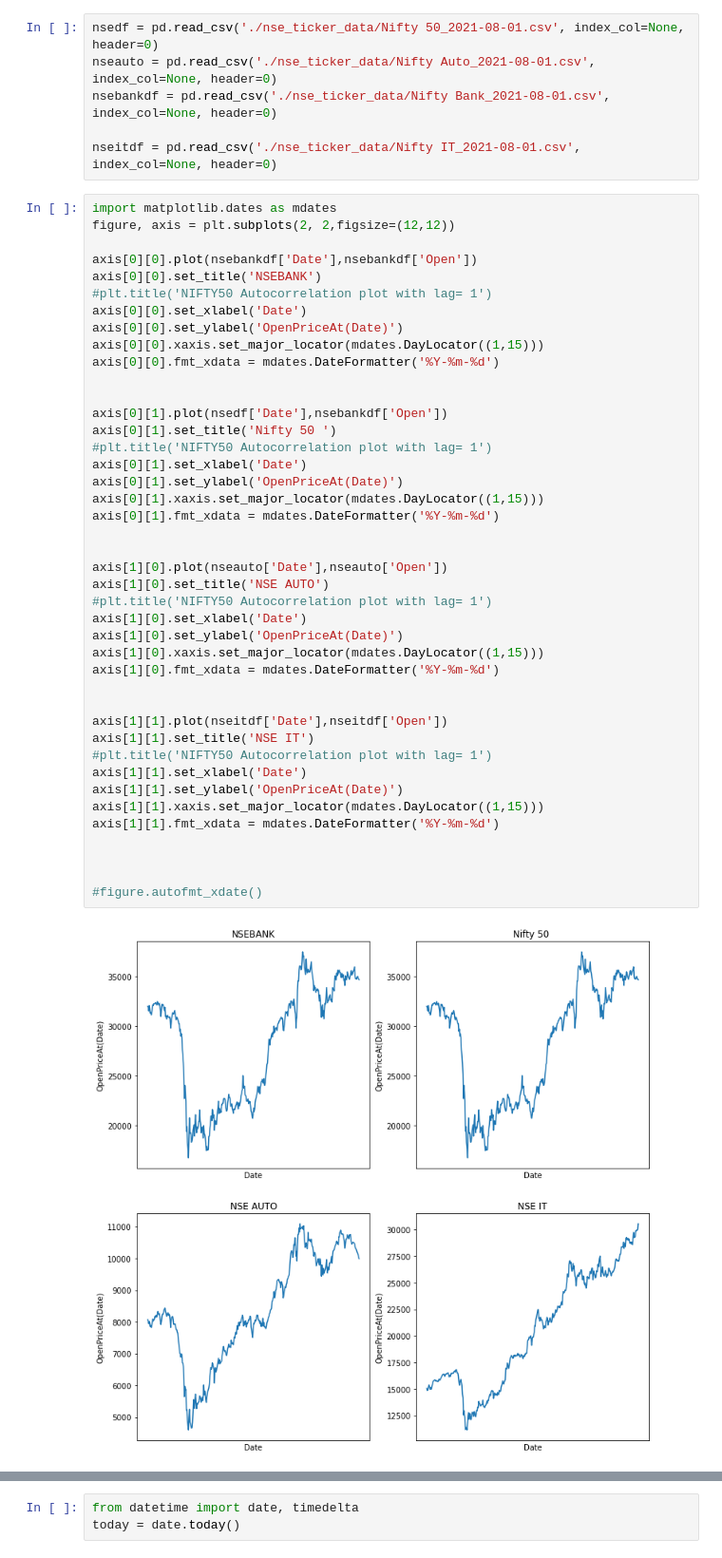
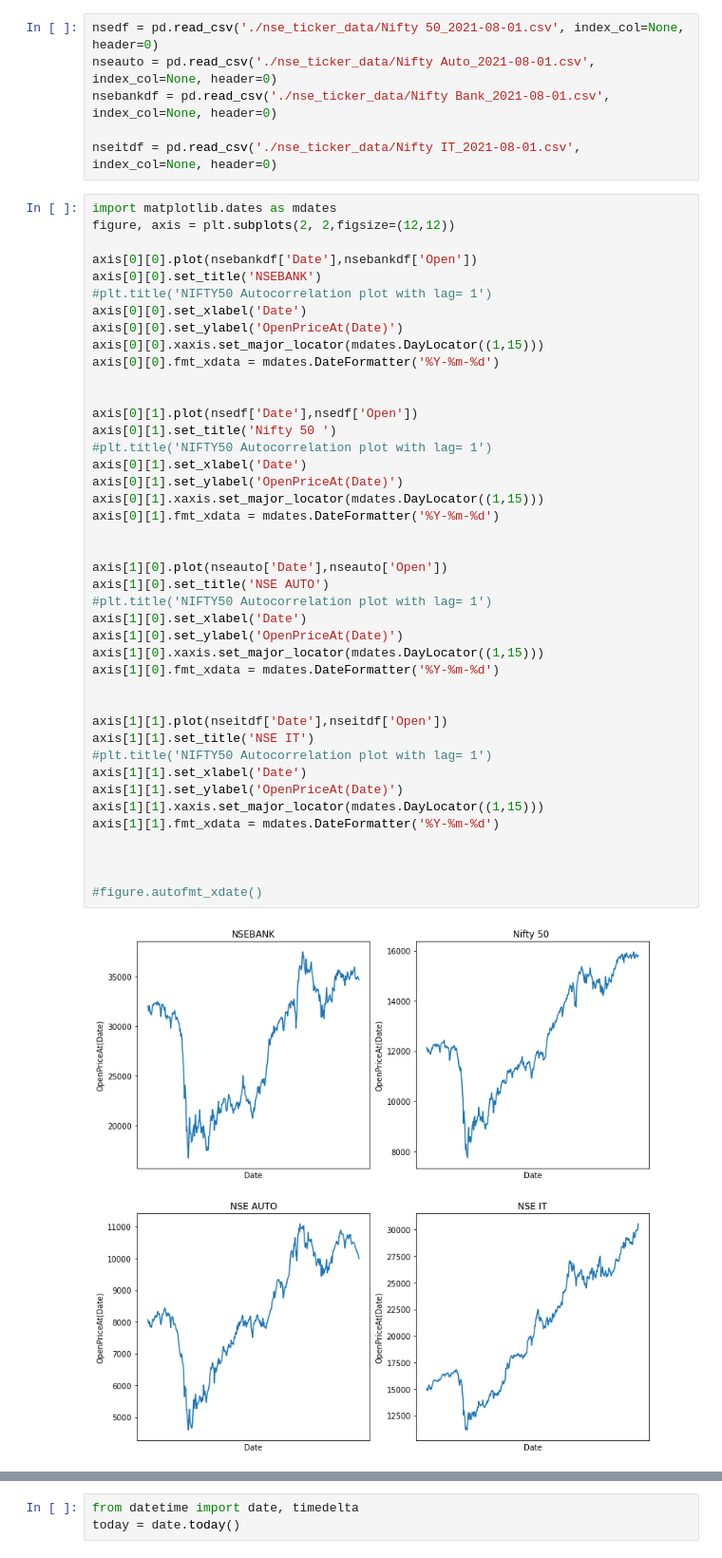
Before and after one commit to imamitsehgal/ThesisLJMU, a Jupyter notebook: ThesisProject.ipynb, the cells around one changed output, grey strips where cells are left out. Shown: that part at 95% size. Cells and saved outputs as stored; diff of their text form.

```diff
--- a/ThesisProject.ipynb
+++ b/ThesisProject.ipynb
@@ -96,37 +98,37 @@ axis[0][0].xaxis.set_major_locator(mdates.DayLocator((1,15)))
 axis[0][0].fmt_xdata = mdates.DateFormatter('%Y-%m-%d')
 
 
-axis[0][1].plot(nsedf['Date'],nsebankdf['Open'])
+axis[0][1].plot(nsedf['Date'],nsedf['Open'])
 axis[0][1].set_title('Nifty 50 ')
 #plt.title('NIFTY50 Autocorrelation plot with lag= 1')
 axis[0][1].set_xlabel('Date')
 axis[0][1].set_ylabel('OpenPriceAt(Date)')
 axis[0][1].xaxis.set_major_locator(mdates.DayLocator((1,15)))
 axis[0][1].fmt_xdata = mdates.DateFormatter('%Y-%m-%d')
 
 
 axis[1][0].plot(nseauto['Date'],nseauto['Open'])
 axis[1][0].set_title('NSE AUTO')
 #plt.title('NIFTY50 Autocorrelation plot with lag= 1')
 axis[1][0].set_xlabel('Date')
 axis[1][0].set_ylabel('OpenPriceAt(Date)')
 axis[1][0].xaxis.set_major_locator(mdates.DayLocator((1,15)))
 axis[1][0].fmt_xdata = mdates.DateFormatter('%Y-%m-%d')
 
 
 axis[1][1].plot(nseitdf['Date'],nseitdf['Open'])
 axis[1][1].set_title('NSE IT')
 #plt.title('NIFTY50 Autocorrelation plot with lag= 1')
 axis[1][1].set_xlabel('Date')
 axis[1][1].set_ylabel('OpenPriceAt(Date)')
 axis[1][1].xaxis.set_major_locator(mdates.DayLocator((1,15)))
 axis[1][1].fmt_xdata = mdates.DateFormatter('%Y-%m-%d')
 
 
 
 #figure.autofmt_xdate()
 # %% [output]
-[figure, old version]
+[figure, new version]
 # %%
 
 
```
Also changed, not shown: parts of 40 cells of this notebook, 1 other file.
